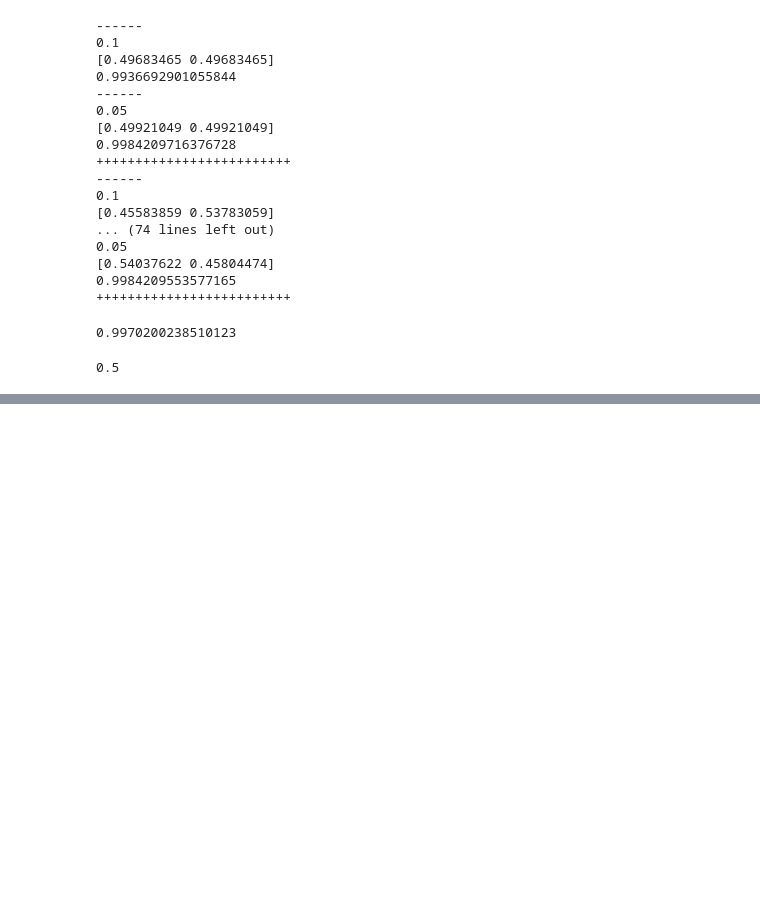
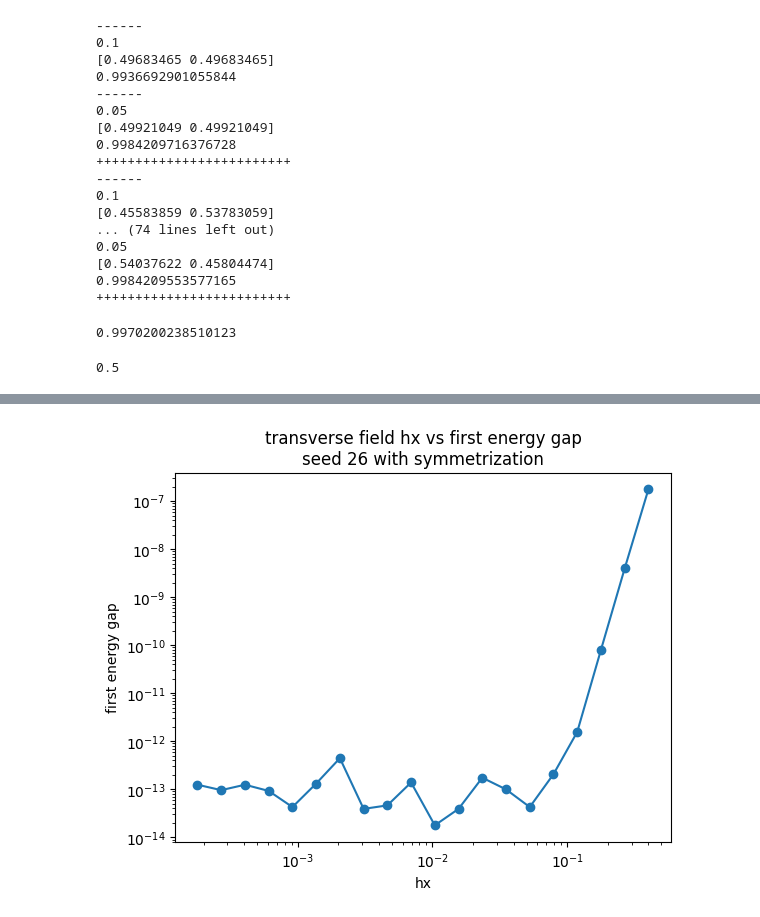
Before and after one commit to adlantz/FairSampling, a Jupyter notebook: playground.ipynb, the cells around one changed output, grey strips where cells are left out. Saved outputs shown, nothing was run; the diff lists cells and outputs as text; code cells hidden in the pictures; blank space fills up the shorter version.

```diff
--- a/playground.ipynb
+++ b/playground.ipynb
@@ -631,0 +734,14 @@ print(np.sum(old_psi0[classical_gs]**2))
+# %%
+import matplotlib.pyplot as plt
+
+plt.plot(hx, min_e_list, marker='o')
+plt.title(f"transverse field hx vs first energy gap\nseed {seed} with symmetrization")
+plt.xlabel('hx')
+plt.ylabel('first energy gap')
+plt.yscale('log')
+plt.xscale('log')
+
+
+plt.show()
+# %% [output]
+[figure, added]
```
Also changed, not shown: parts of 30 cells of this notebook, 6 other files.
